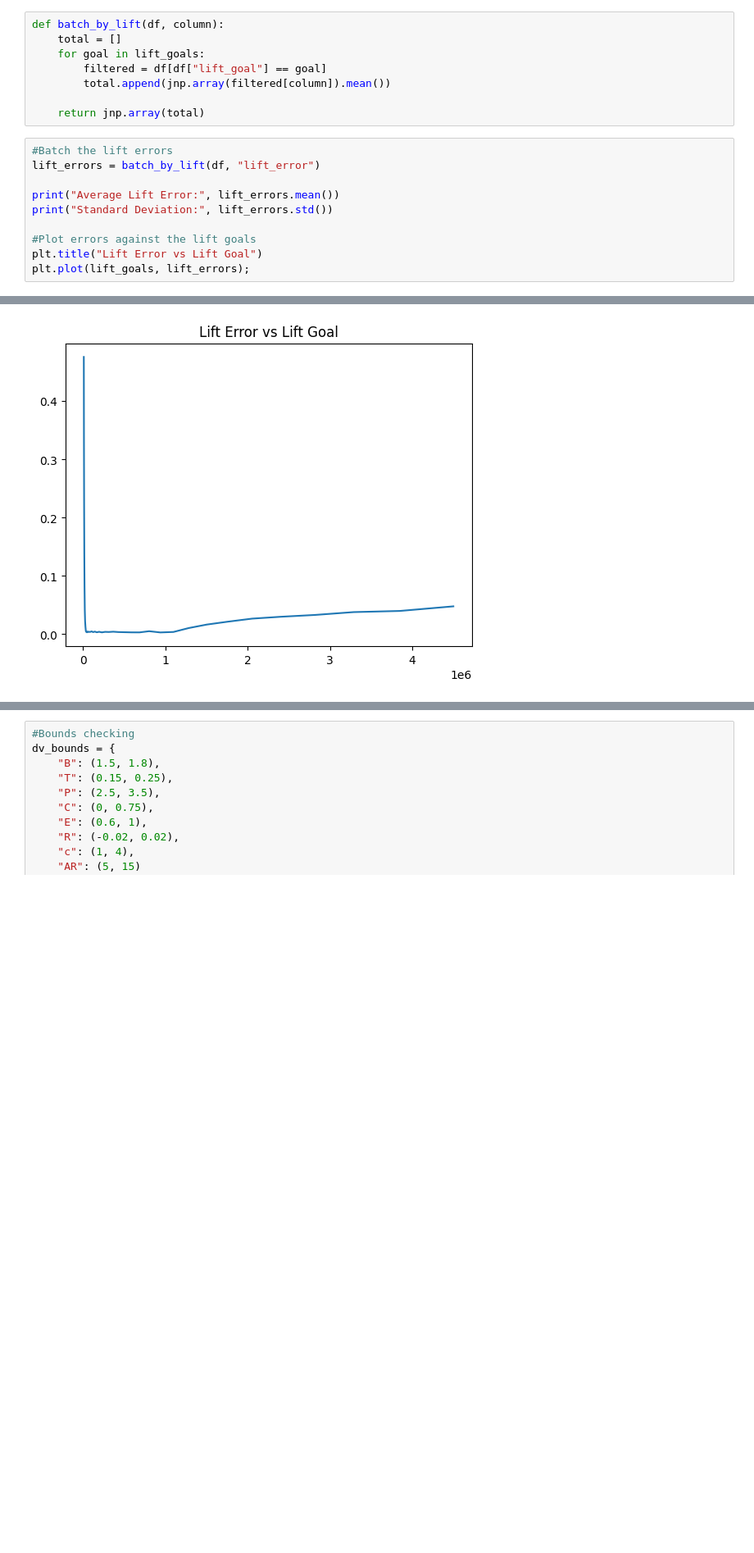
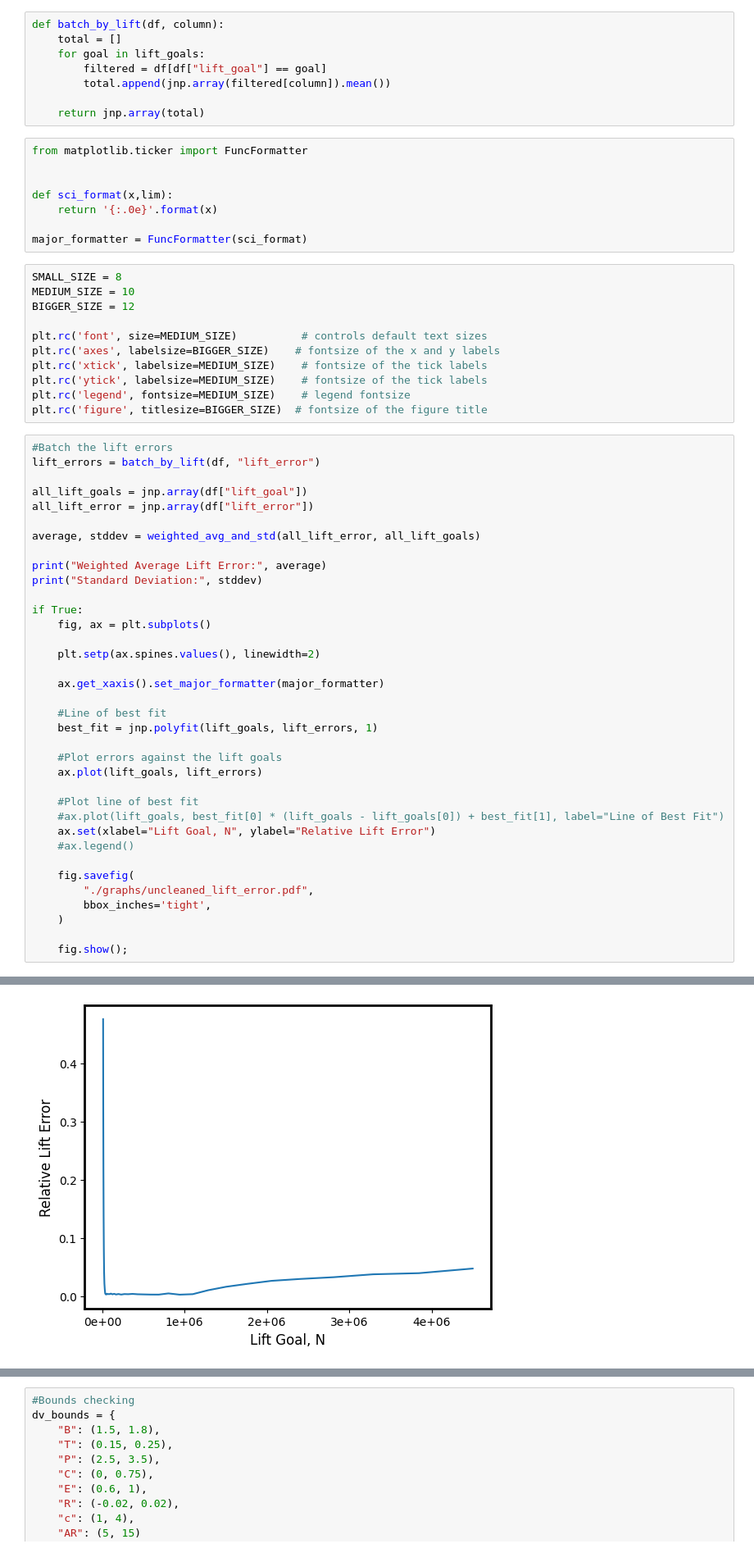
Before and after one commit to avidcoder123/soar, a Jupyter notebook: validation/optim_evaluation.ipynb, the cells around one changed output, grey strips where cells are left out. Shown at 82% size. Saved outputs shown, nothing was run; the diff lists cells and outputs as text; blank space fills up the shorter version.

```diff
--- a/validation/optim_evaluation.ipynb
+++ b/validation/optim_evaluation.ipynb
@@ -42,14 +58,59 @@ def batch_by_lift(df, column):
         total.append(jnp.array(filtered[column]).mean())
 
     return jnp.array(total)
+# %%
+from matplotlib.ticker import FuncFormatter
+
+
+def sci_format(x,lim):
+    return '{:.0e}'.format(x)
+
+major_formatter = FuncFormatter(sci_format)
+# %%
+SMALL_SIZE = 8
+MEDIUM_SIZE = 10
+BIGGER_SIZE = 12
+
+plt.rc('font', size=MEDIUM_SIZE)          # controls default text sizes
+plt.rc('axes', labelsize=BIGGER_SIZE)    # fontsize of the x and y labels
+plt.rc('xtick', labelsize=MEDIUM_SIZE)    # fontsize of the tick labels
+plt.rc('ytick', labelsize=MEDIUM_SIZE)    # fontsize of the tick labels
+plt.rc('legend', fontsize=MEDIUM_SIZE)    # legend fontsize
+plt.rc('figure', titlesize=BIGGER_SIZE)  # fontsize of the figure title
 # %%
 #Batch the lift errors
 lift_errors = batch_by_lift(df, "lift_error")
 
-print("Average Lift Error:", lift_errors.mean())
-print("Standard Deviation:", lift_errors.std())
+all_lift_goals = jnp.array(df["lift_goal"])
+all_lift_error = jnp.array(df["lift_error"])
 
-#Plot errors against the lift goals
-plt.title("Lift Error vs Lift Goal")
-plt.plot(lift_goals, lift_errors);
+average, stddev = weighted_avg_and_std(all_lift_error, all_lift_goals)
+
+print("Weighted Average Lift Error:", average)
+print("Standard Deviation:", stddev)
+
+if True:
+    fig, ax = plt.subplots()
+
+    plt.setp(ax.spines.values(), linewidth=2)
+
+    ax.get_xaxis().set_major_formatter(major_formatter)
+
+    #Line of best fit
+    best_fit = jnp.polyfit(lift_goals, lift_errors, 1)
+
+    #Plot errors against the lift goals
+    ax.plot(lift_goals, lift_errors)
+
+    #Plot line of best fit
+    #ax.plot(lift_goals, best_fit[0] * (lift_goals - lift_goals[0]) + best_fit[1], label="Line of Best Fit")
+    ax.set(xlabel="Lift Goal, N", ylabel="Relative Lift Error")
+    #ax.legend()
+
+    fig.savefig(
+        "./graphs/uncleaned_lift_error.pdf",
+        bbox_inches='tight',
+    )
+
+    fig.show();
 # %% [output]
@@ -58,4 +119,4 @@ Standard Deviation: 0.09369369
-[figure, old version]
+[figure, new version]
 # %%
 #Batch the lift errors
 lift_errors = batch_by_lift(cleaned_df, "lift_error")
```
Also changed, not shown: parts of 11 cells of this notebook, 2 other files.
